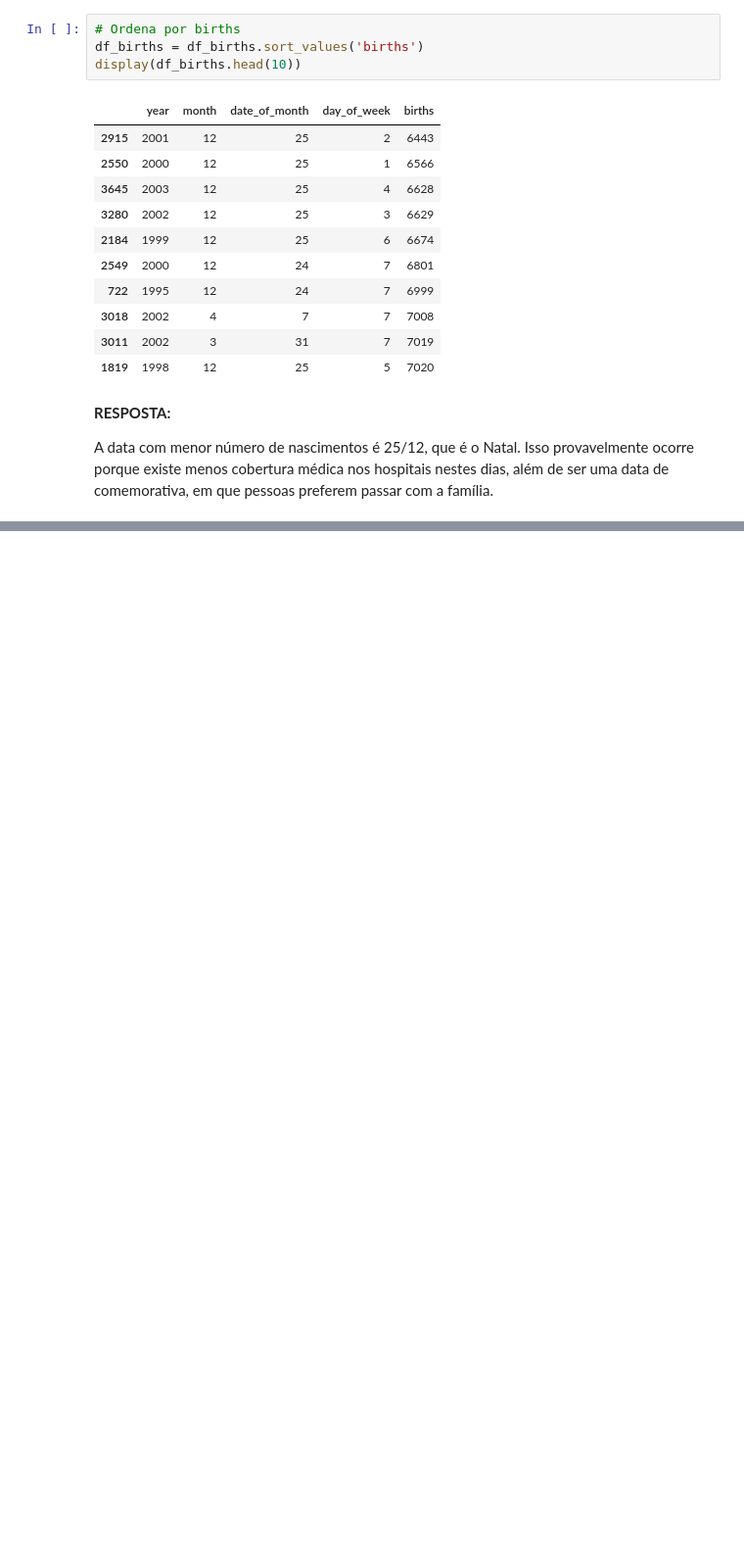
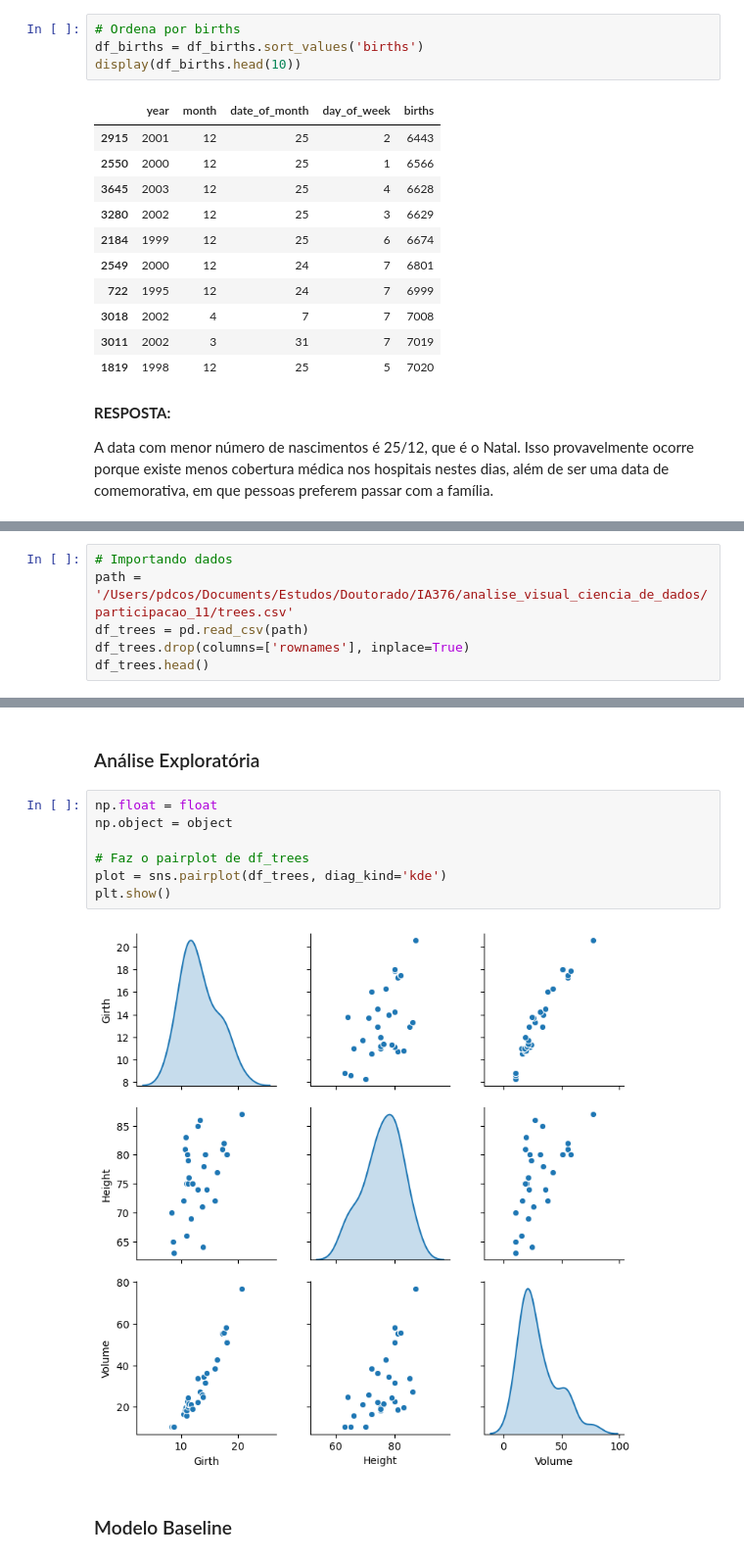
Before and after one commit to pdcos/analise_visual_ciencia_de_dados, a Jupyter notebook: participacao_11/solutions_11.ipynb, the cells around one changed output, grey strips where cells are left out. Shown at 98% size. Saved outputs shown, nothing was run; the diff lists cells and outputs as text; blank space fills up the shorter version.

```diff
--- a/participacao_11/solutions_11.ipynb
+++ b/participacao_11/solutions_11.ipynb
@@ -236,0 +266,6 @@ A data com menor número de nascimentos é 25/12, que é o Natal. Isso provavelm
+# %%
+# Importando dados
+path = '/Users/pdcos/Documents/Estudos/Doutorado/IA376/analise_visual_ciencia_de_dados/participacao_11/trees.csv'
+df_trees = pd.read_csv(path)
+df_trees.drop(columns=['rownames'], inplace=True)
+df_trees.head()
@@ -236,0 +279,13 @@ A data com menor número de nascimentos é 25/12, que é o Natal. Isso provavelm
+# %% [markdown]
+### Análise Exploratória
+# %%
+np.float = float
+np.object = object
+
+# Faz o pairplot de df_trees
+plot = sns.pairplot(df_trees, diag_kind='kde')
+plt.show()
+# %% [output]
+[figure, added]
+# %% [markdown]
+### Modelo Baseline
```
Also changed, not shown: parts of 23 cells of this notebook, 2 other files.
